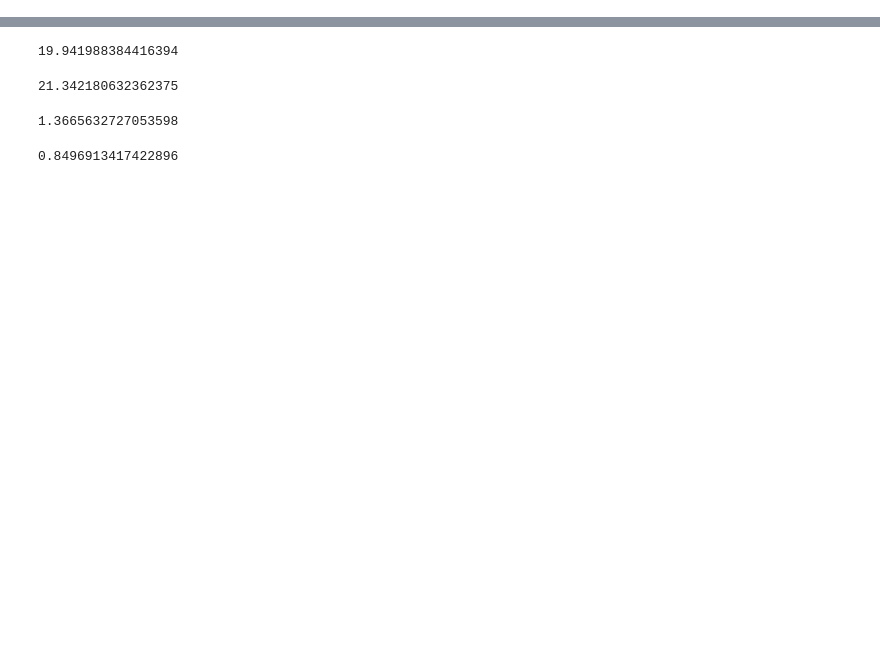
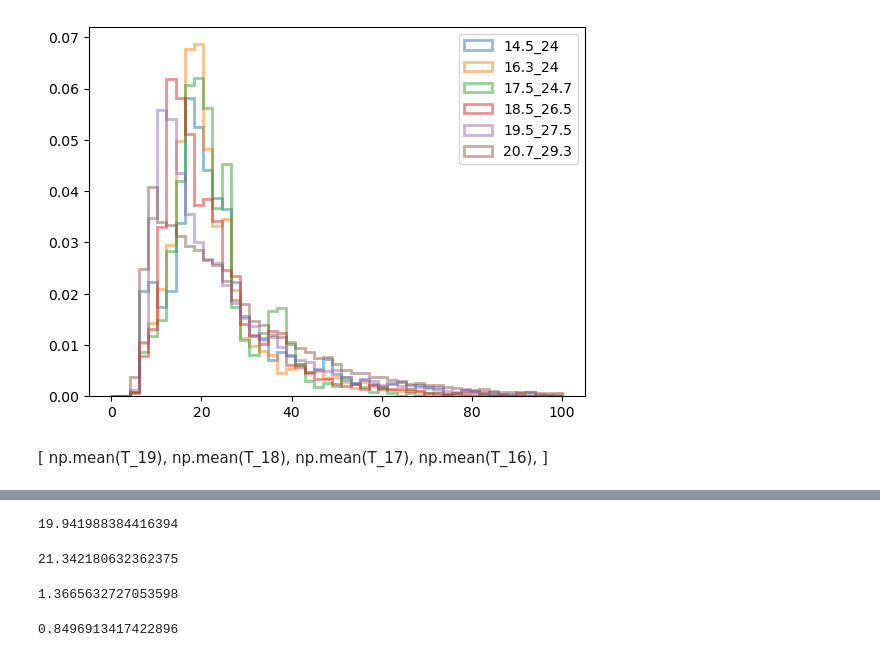
Before and after one commit to vas0x59/droplets_physlab, a Jupyter notebook: microscope_proc/notebook.ipynb, the cells around one changed output, grey strips where cells are left out. Cells and saved outputs as stored; diff of their text form; code cells hidden in the pictures; blank space fills up the shorter version.

```diff
--- a/microscope_proc/notebook.ipynb
+++ b/microscope_proc/notebook.ipynb
@@ -8,0 +30,16 @@ T_wo =  np.power(np.load("/Users/vasily/Downloads/Telegram Desktop/фен/16 wit
+# %%
+density = True
+
+for path in sorted(glob.glob("/Users/vasily/Downloads/Telegram Desktop/68 2" + "/*")):
+    T = np.load(path + "/Rs.npy")
+    plt.hist(T, bins=np.linspace(0,100, 50), density=density, alpha=0.5, label=path.split("/")[-1], histtype=u'step', linewidth=2)
+    plt.legend()
+# %% [output]
+[figure, added]
+# %% [markdown]
+[
+    np.mean(T_19),
+    np.mean(T_18),
+    np.mean(T_17),
+    np.mean(T_16),
+]
```
Also changed, not shown: parts of 15 cells of this notebook, 2 other files.
